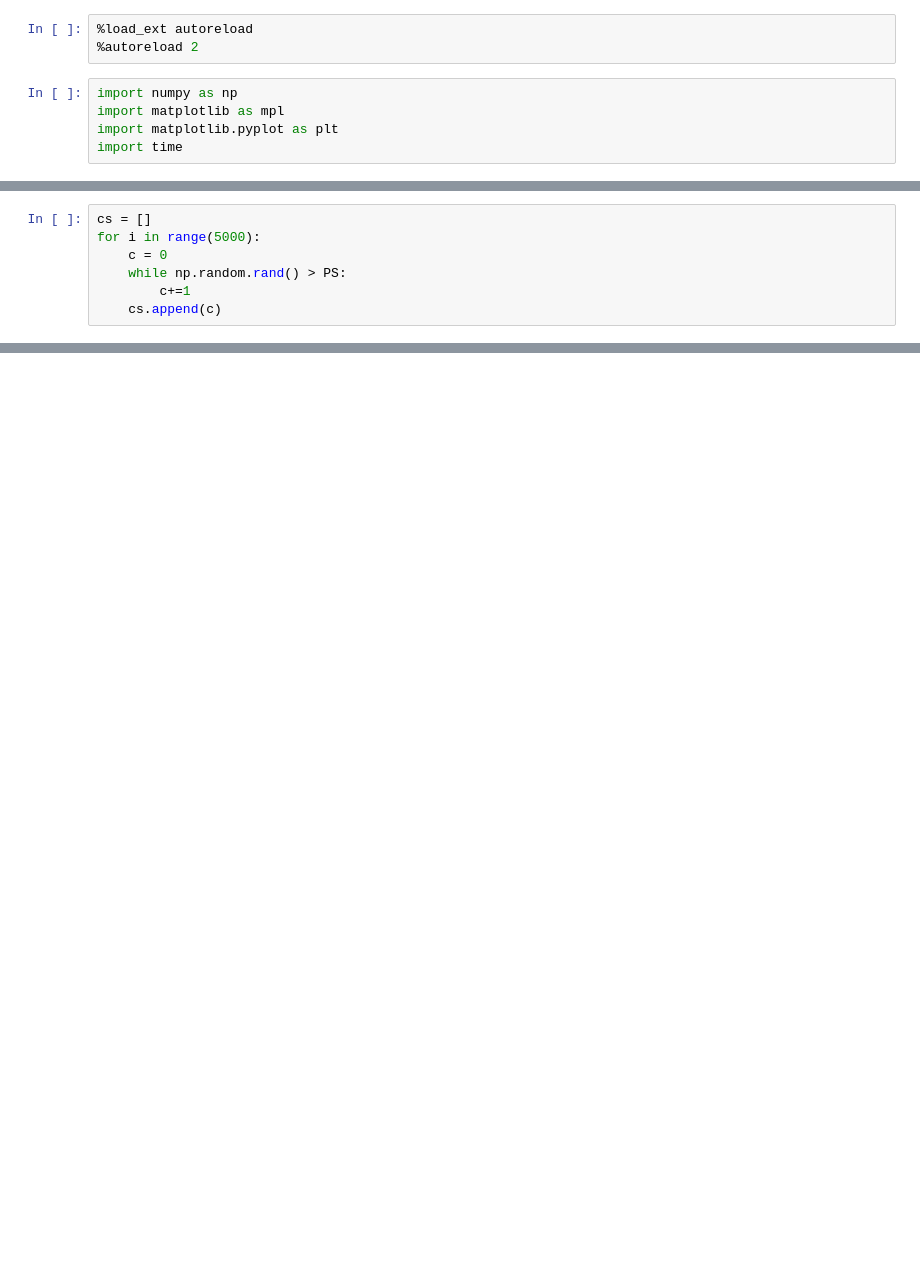
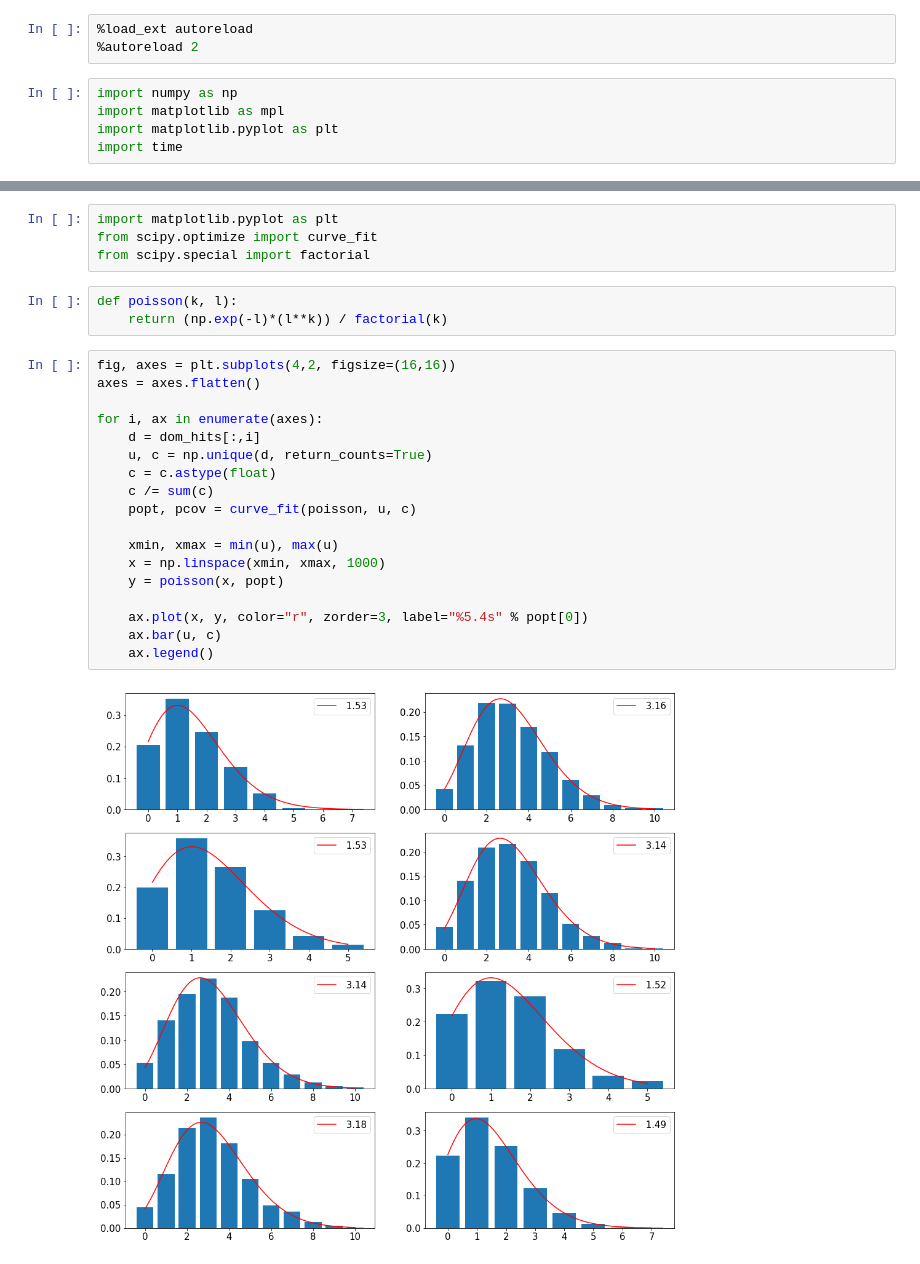
Before and after one commit to Tshalberg/toy-mc, a Jupyter notebook: photon_prob/notebooks/PhotonProb Ensemble Test.ipynb, the cells around one changed output, grey strips where cells are left out. Drawn from its saved outputs; the diff is of its cells as text; blank space fills up the shorter version.

```diff
--- a/photon_prob/notebooks/PhotonProb Ensemble Test.ipynb
+++ b/photon_prob/notebooks/PhotonProb Ensemble Test.ipynb
@@ -90,7 +54,0 @@ array([[ 0.        ,  0.        ],
-# %%
-cs = []
-for i in range(5000):
-    c = 0
-    while np.random.rand() > PS:
-        c+=1
-    cs.append(c)
@@ -178,0 +162,27 @@ t.T.shape
+# %%
+import matplotlib.pyplot as plt
+from scipy.optimize import curve_fit
+from scipy.special import factorial
+# %%
+def poisson(k, l):
+    return (np.exp(-l)*(l**k)) / factorial(k)
+# %%
+fig, axes = plt.subplots(4,2, figsize=(16,16))
+axes = axes.flatten()
+
+for i, ax in enumerate(axes):
+    d = dom_hits[:,i]
+    u, c = np.unique(d, return_counts=True)
+    c = c.astype(float)
+    c /= sum(c)
+    popt, pcov = curve_fit(poisson, u, c)
+
+    xmin, xmax = min(u), max(u)
+    x = np.linspace(xmin, xmax, 1000)
+    y = poisson(x, popt)
+
+    ax.plot(x, y, color="r", zorder=3, label="%5.4s" % popt[0])
+    ax.bar(u, c)
+    ax.legend()
+# %% [output]
+[figure, added]
```
Also changed, not shown: parts of 20 cells of this notebook, 7 other files.
